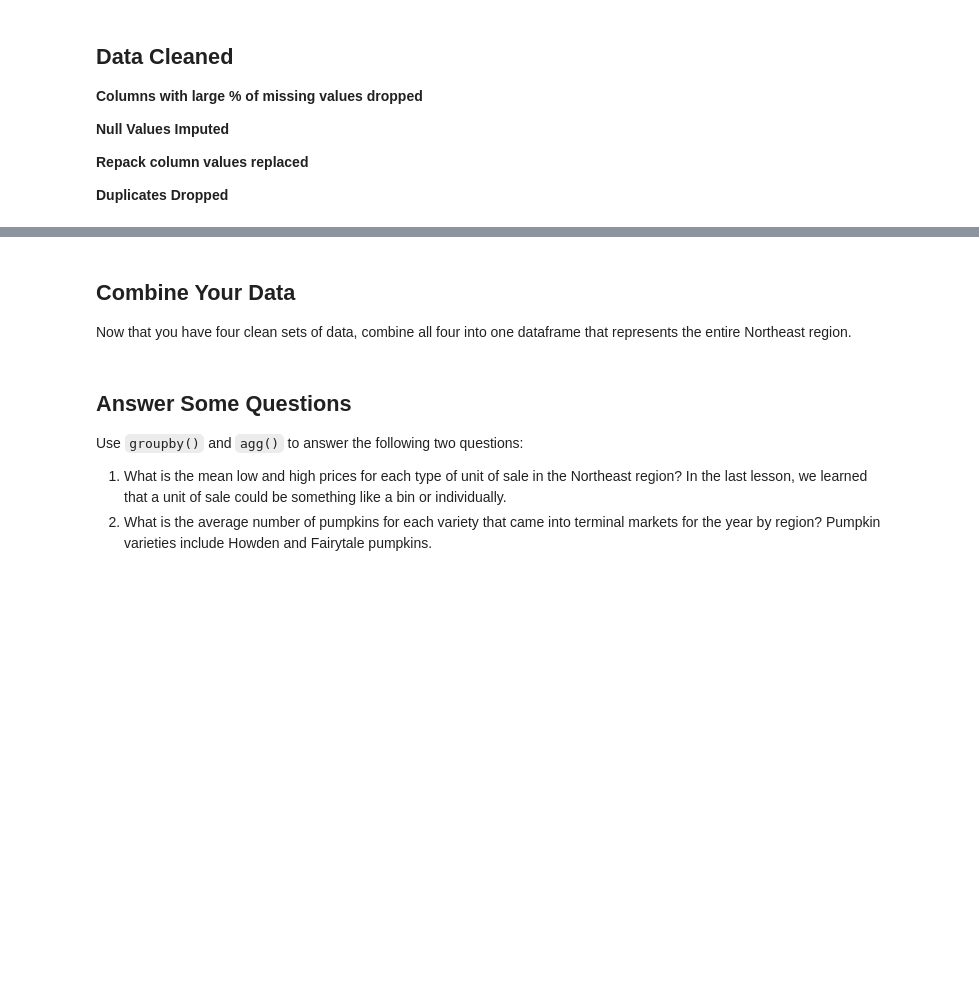
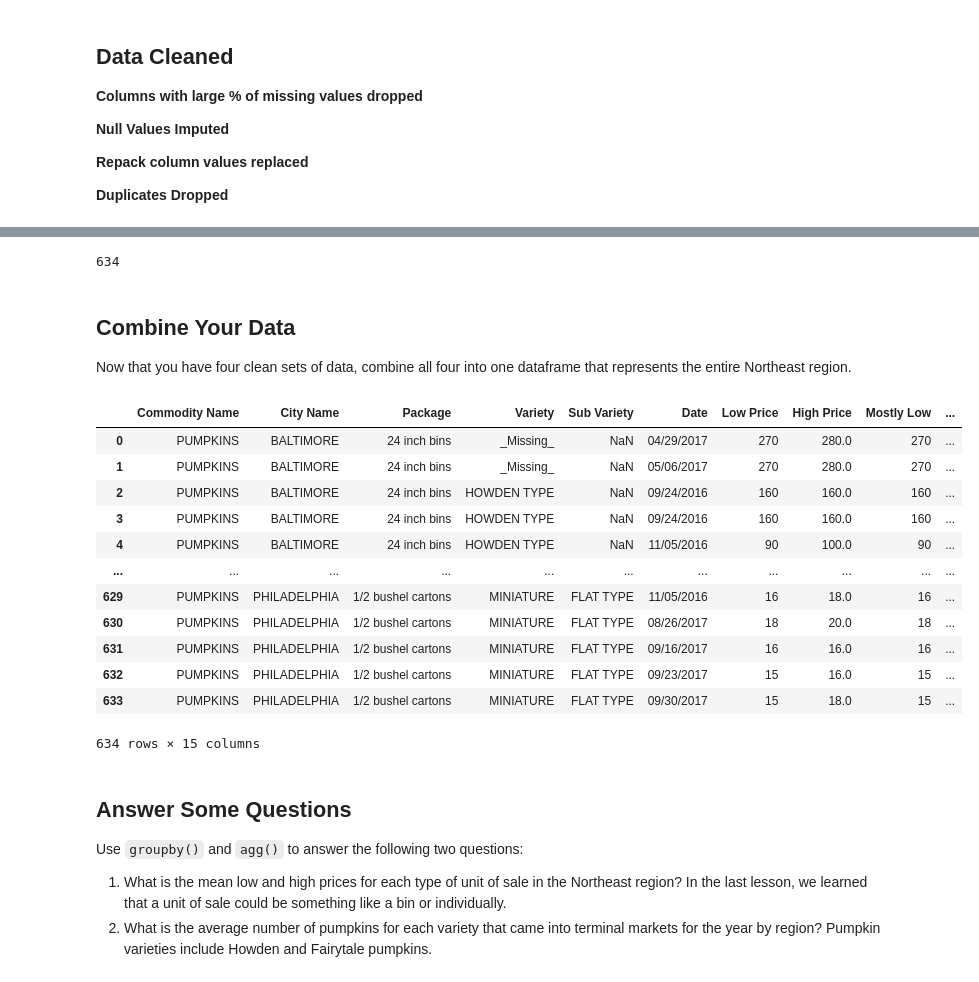
Before and after one commit to hollyhira/Studio9_data-manipulation, a Jupyter notebook: Data Manipulation Studio.ipynb, the cells around one changed output, grey strips where cells are left out. Cells and saved outputs as stored; diff of their text form; code cells hidden in the pictures; blank space fills up the shorter version.

```diff
--- a/Data Manipulation Studio.ipynb
+++ b/Data Manipulation Studio.ipynb
@@ -353,0 +317,29 @@ memory usage: 14.5+ KB
+# %%
+print("Filling Each City unit of sale with most frequent value \n")
+most_freq_bos=bos_less_missing_cols['Unit of Sale'].describe().loc['top']
+
+print("Boston\t", most_freq_bos)
+
+bos_less_missing_cols['Unit of Sale']=bos_less_missing_cols['Unit of Sale'].fillna(most_freq_bos)
+
+#Filling Baltimore unit of sale with most frequent
+
+most_freq_balt=balt_less_missing_cols['Unit of Sale'].describe().loc['top']
+
+print("Baltimore\t", most_freq_balt)
+
+balt_less_missing_cols['Unit of Sale']=balt_less_missing_cols['Unit of Sale'].fillna(most_freq_balt)
+
+#Filling NYC unit of sale with most frequent
+most_freq_nyc=nyc_less_missing_cols['Unit of Sale'].describe().loc['top']
+
+print("NYC\t", most_freq_nyc)
+
+nyc_less_missing_cols['Unit of Sale']=nyc_less_missing_cols['Unit of Sale'].fillna(most_freq_nyc)
+
+#Filling Philly unit of sale with most frequent
+most_freq_phil=phil_less_missing_cols['Unit of Sale'].describe().loc['top']
+
+print("Philly\t", most_freq_phil)
+
+phil_less_missing_cols['Unit of Sale']=phil_less_missing_cols['Unit of Sale'].fillna(most_freq_phil)
@@ -353,0 +353,12 @@ memory usage: 14.5+ KB
+# %%
+balt_less_missing_cols[['Origin', 'Variety']]=balt_less_missing_cols[['Origin', 'Variety']].fillna('Unknown')
+
+#replace missing values in three columns with three different values
+print('\nBaltimore Item size mode')
+balt_less_missing_cols['Item Size'].mode() #Item size column mode
+
+balt_less_missing_cols.fillna({'Variety':'_Missing_', 'Origin':'Unknown', 'Item Size': 'sml'}, inplace=True)
+
+balt_less_missing_cols.info()
+
+#Fill 3 different columns with different values
@@ -535,3 +567,7 @@ phil_copy.shape
+# %%
+print(phil_copy.shape[0] + nyc_copy.shape[0] + bos_copy.shape[0] + balt_copy.shape[0])
+# %% [output]
+634
 # %% [markdown]
 ## Combine Your Data
 
@@ -539,5 +580,23 @@ Now that you have four clean sets of data, combine all four into one dataframe t
 # %%
 # Combine the four dataframes into one!
+
+northeast_region = pd.concat([balt_copy, bos_copy, nyc_copy, phil_copy], ignore_index=True)
+
+northeast_region
+# %% [output]
+|  | Commodity Name | City Name | Package | Variety | Sub Variety | Date | Low Price | High Price | Mostly Low | ... |
+| 0 | PUMPKINS | BALTIMORE | 24 inch bins | _Missing_ | NaN | 04/29/2017 | 270 | 280.0 | 270 | ... |
+| 1 | PUMPKINS | BALTIMORE | 24 inch bins | _Missing_ | NaN | 05/06/2017 | 270 | 280.0 | 270 | ... |
+| 2 | PUMPKINS | BALTIMORE | 24 inch bins | HOWDEN TYPE | NaN | 09/24/2016 | 160 | 160.0 | 160 | ... |
+| 3 | PUMPKINS | BALTIMORE | 24 inch bins | HOWDEN TYPE | NaN | 09/24/2016 | 160 | 160.0 | 160 | ... |
+| 4 | PUMPKINS | BALTIMORE | 24 inch bins | HOWDEN TYPE | NaN | 11/05/2016 | 90 | 100.0 | 90 | ... |
+| ... | ... | ... | ... | ... | ... | ... | ... | ... | ... | ... |
+| 629 | PUMPKINS | PHILADELPHIA | 1/2 bushel cartons | MINIATURE | FLAT TYPE | 11/05/2016 | 16 | 18.0 | 16 | ... |
+| 630 | PUMPKINS | PHILADELPHIA | 1/2 bushel cartons | MINIATURE | FLAT TYPE | 08/26/2017 | 18 | 20.0 | 18 | ... |
+| 631 | PUMPKINS | PHILADELPHIA | 1/2 bushel cartons | MINIATURE | FLAT TYPE | 09/16/2017 | 16 | 16.0 | 16 | ... |
+| 632 | PUMPKINS | PHILADELPHIA | 1/2 bushel cartons | MINIATURE | FLAT TYPE | 09/23/2017 | 15 | 16.0 | 15 | ... |
+| 633 | PUMPKINS | PHILADELPHIA | 1/2 bushel cartons | MINIATURE | FLAT TYPE | 09/30/2017 | 15 | 18.0 | 15 | ... |
+634 rows × 15 columns
 # %% [markdown]
 ## Answer Some Questions
 
```
Also changed, not shown: parts of 21 cells of this notebook.
